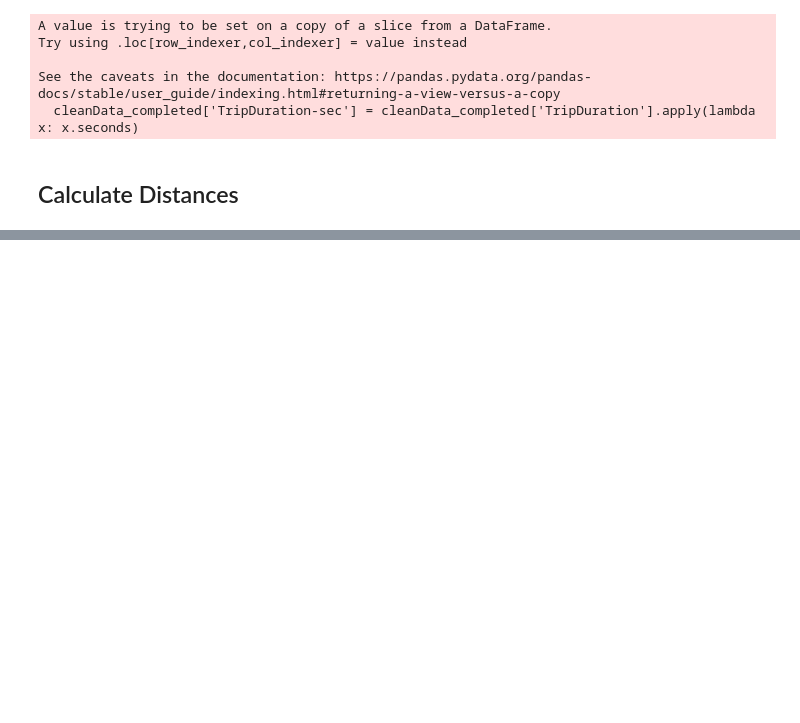
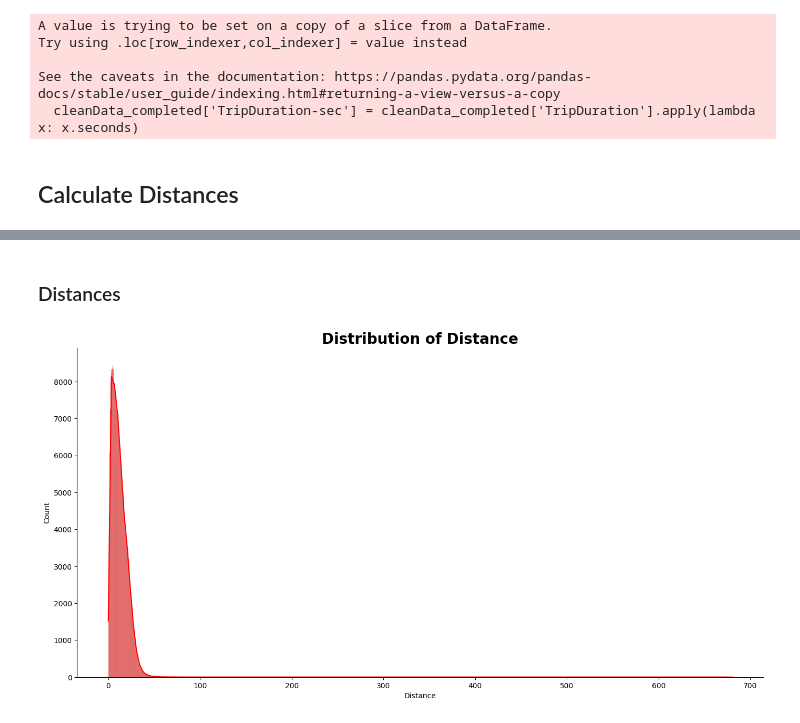
Before and after one commit to emtinanseo/Optimization-with-Causal-Inference, a Jupyter notebook: notebooks/eda_firstlook.ipynb, the cells around one changed output, grey strips where cells are left out. Cells and saved outputs as stored; diff of their text form; code cells hidden in the pictures; blank space fills up the shorter version.

```diff
--- a/notebooks/eda_firstlook.ipynb
+++ b/notebooks/eda_firstlook.ipynb
@@ -138,11 +139,11 @@ See the caveats in the documentation: https://pandas.pydata.org/pandas-docs/stab
 # We convert these into columns
 
 
-cleanData_completed['TripOrigin-Lat'] = cleanData_completed['Trip Origin'].apply(lambda x: x.split(',')[0])
-cleanData_completed['TripOrigin-Long'] = cleanData_completed['Trip Origin'].apply(lambda x: x.split(',')[1])
+cleanData_completed['TripOrigin-Lat'] = cleanData_completed['Trip Origin'].apply(lambda x: float(x.split(',')[0]))
+cleanData_completed['TripOrigin-Long'] = cleanData_completed['Trip Origin'].apply(lambda x: float(x.split(',')[1]))
 
-cleanData_completed['TripDest-Lat'] = cleanData_completed['Trip Destination'].apply(lambda x: x.split(',')[0])
-cleanData_completed['TripDest-Long'] = cleanData_completed['Trip Destination'].apply(lambda x: x.split(',')[1])
+cleanData_completed['TripDest-Lat'] = cleanData_completed['Trip Destination'].apply(lambda x: float(x.split(',')[0]))
+cleanData_completed['TripDest-Long'] = cleanData_completed['Trip Destination'].apply(lambda x: float(x.split(',')[1]))
 # %% [output]
 A value is trying to be set on a copy of a slice from a DataFrame.
 Try using .loc[row_indexer,col_indexer] = value instead
@@ -158,0 +177,3 @@ See the caveats in the documentation: https://pandas.pydata.org/pandas-docs/stab
+# %%
+cleanData_completed['Distance'] = cleanData_completed.apply(lambda x:distance.distance((x['TripOrigin-Lat'],x['TripOrigin-Long']),
+(x['TripDest-Lat'],x['TripDest-Long'])).km,axis=1)
@@ -158,0 +216,6 @@ See the caveats in the documentation: https://pandas.pydata.org/pandas-docs/stab
+# %% [markdown]
+### Distances
+# %%
+plot.plot_hist(cleanData_completed, 'Distance', 'red')
+# %% [output]
+[figure, added]
```
Also changed, not shown: parts of 17 cells of this notebook.
